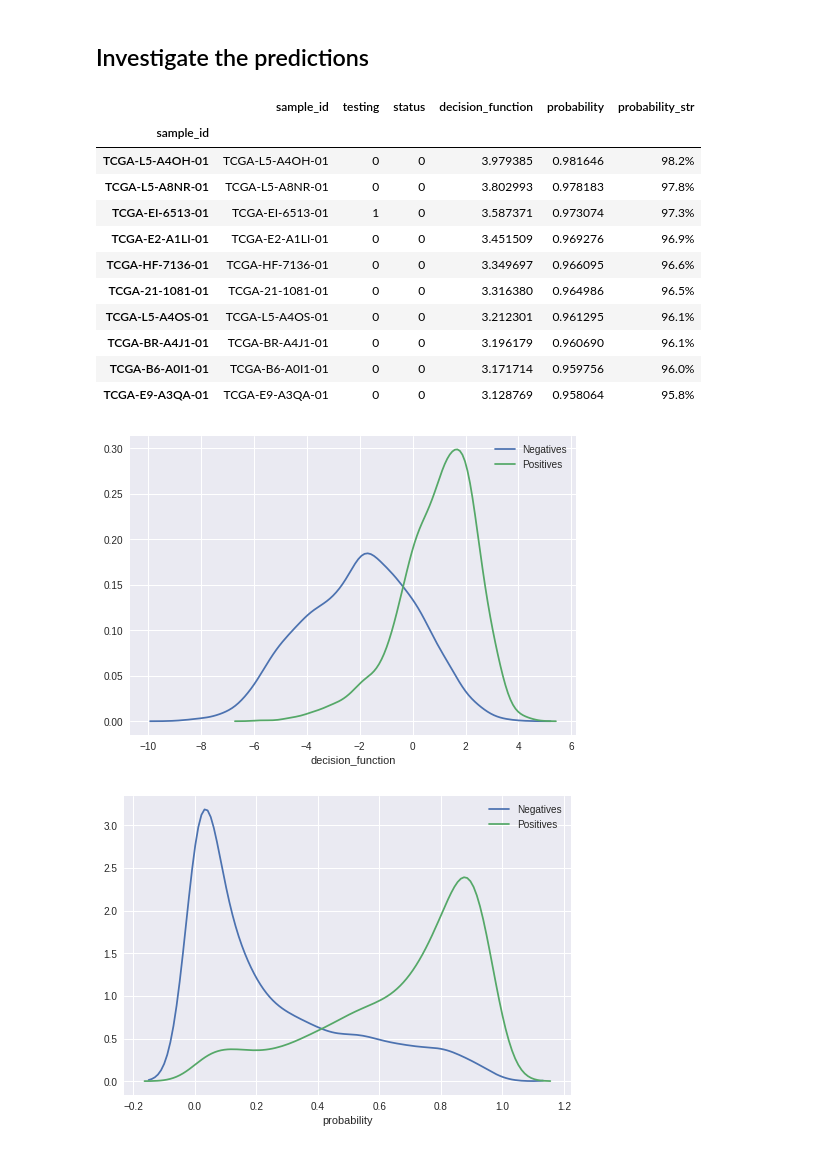
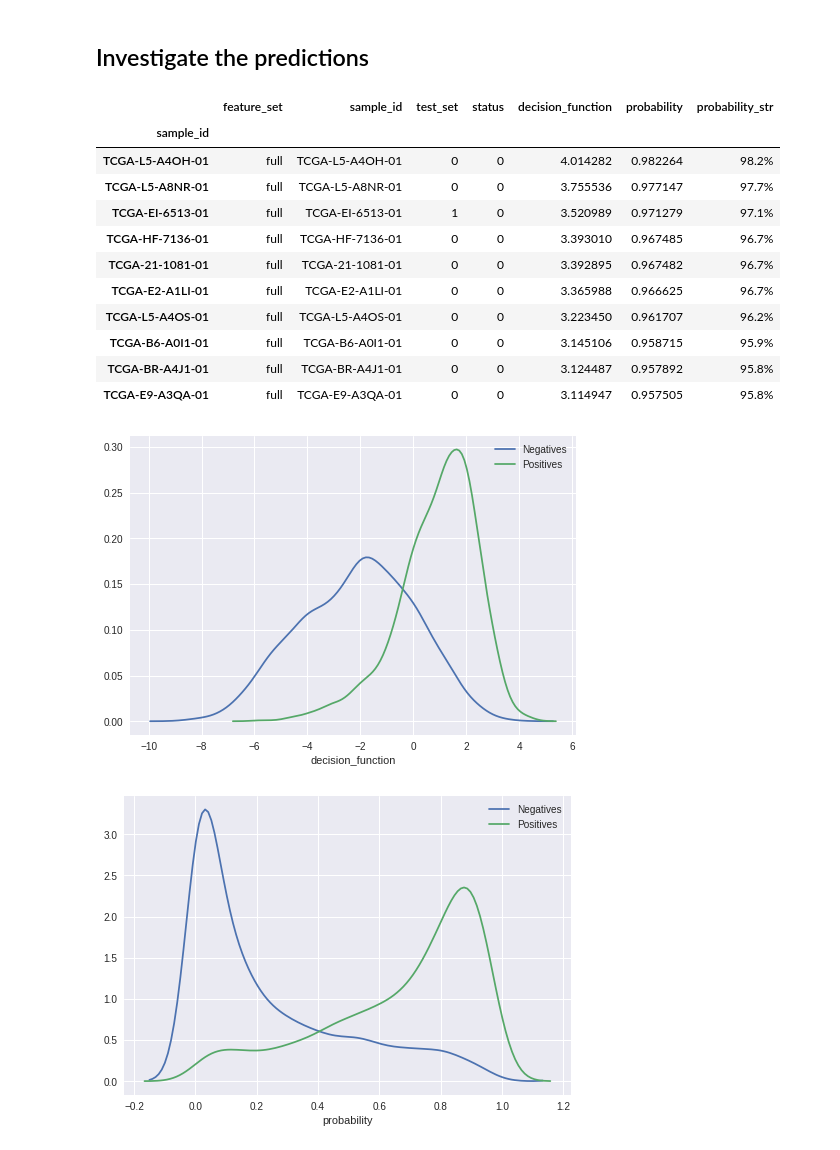
Before and after one commit to patrick-miller/machine-learning, a Jupyter notebook: 2.TCGA-MLexample-covariates.ipynb, the cells around one changed output. Cells and saved outputs as stored; diff of their text form; code cells hidden in the pictures.

Commit message:
Address @rdvelazquez comments and rework prediction dataframe

```diff
--- a/2.TCGA-MLexample-covariates.ipynb
+++ b/2.TCGA-MLexample-covariates.ipynb
@@ -332,43 +330,50 @@ model_coef_df.head(10)
 # %% [markdown]
 ## Investigate the predictions
 # %%
-model = 'full'
-
-predict_df = pd.DataFrame.from_items([
-    ('sample_id', X.index),
-    ('testing', X.index.isin(X_test.index).astype(int)),
-    ('status', y),
-    ('decision_function', final_pipelines[model].decision_function(X)),
-    ('probability', final_pipelines[model].predict_proba(X)[:, 1])
-])
+predict_df = pd.DataFrame()
+for model, pipeline in final_pipelines.items():
+    df = pd.DataFrame.from_items([
+        ('feature_set', model),
+        ('sample_id', X.index),
+        ('test_set', X.index.isin(X_test.index).astype(int)),
+        ('status', y),
+        ('decision_function', pipeline.decision_function(X)),
+        ('probability', pipeline.predict_proba(X)[:, 1])
+    ])
+    predict_df = predict_df.append(df)
 
 predict_df['probability_str'] = predict_df['probability'].apply('{:.1%}'.format)
 # %%
 # Top predictions amongst negatives (potential hidden responders)
-predict_df.sort_values('decision_function', ascending=False).query("status == 0").head(10)
+model = 'full'
+predict_df.sort_values('decision_function', ascending=False).\
+    query("status == 0 & feature_set == '{0}'".format(model)).head(10)
 # %% [output]
-|  | sample_id | testing | status | decision_function | probability | probability_str |
-| sample_id |  |  |  |  |  |  |
-| TCGA-L5-A4OH-01 | TCGA-L5-A4OH-01 | 0 | 0 | 3.979385 | 0.981646 | 98.2% |
-| TCGA-L5-A8NR-01 | TCGA-L5-A8NR-01 | 0 | 0 | 3.802993 | 0.978183 | 97.8% |
-| TCGA-EI-6513-01 | TCGA-EI-6513-01 | 1 | 0 | 3.587371 | 0.973074 | 97.3% |
-| TCGA-E2-A1LI-01 | TCGA-E2-A1LI-01 | 0 | 0 | 3.451509 | 0.969276 | 96.9% |
-| TCGA-HF-7136-01 | TCGA-HF-7136-01 | 0 | 0 | 3.349697 | 0.966095 | 96.6% |
-| TCGA-21-1081-01 | TCGA-21-1081-01 | 0 | 0 | 3.316380 | 0.964986 | 96.5% |
-| TCGA-L5-A4OS-01 | TCGA-L5-A4OS-01 | 0 | 0 | 3.212301 | 0.961295 | 96.1% |
-| TCGA-BR-A4J1-01 | TCGA-BR-A4J1-01 | 0 | 0 | 3.196179 | 0.960690 | 96.1% |
-| TCGA-B6-A0I1-01 | TCGA-B6-A0I1-01 | 0 | 0 | 3.171714 | 0.959756 | 96.0% |
-| TCGA-E9-A3QA-01 | TCGA-E9-A3QA-01 | 0 | 0 | 3.128769 | 0.958064 | 95.8% |
+|  | feature_set | sample_id | test_set | status | decision_function | probability | probability_str |
+| sample_id |  |  |  |  |  |  |  |
+| TCGA-L5-A4OH-01 | full | TCGA-L5-A4OH-01 | 0 | 0 | 4.014282 | 0.982264 | 98.2% |
+| TCGA-L5-A8NR-01 | full | TCGA-L5-A8NR-01 | 0 | 0 | 3.755536 | 0.977147 | 97.7% |
+| TCGA-EI-6513-01 | full | TCGA-EI-6513-01 | 1 | 0 | 3.520989 | 0.971279 | 97.1% |
+| TCGA-HF-7136-01 | full | TCGA-HF-7136-01 | 0 | 0 | 3.393010 | 0.967485 | 96.7% |
+| TCGA-21-1081-01 | full | TCGA-21-1081-01 | 0 | 0 | 3.392895 | 0.967482 | 96.7% |
+| TCGA-E2-A1LI-01 | full | TCGA-E2-A1LI-01 | 0 | 0 | 3.365988 | 0.966625 | 96.7% |
+| TCGA-L5-A4OS-01 | full | TCGA-L5-A4OS-01 | 0 | 0 | 3.223450 | 0.961707 | 96.2% |
+| TCGA-B6-A0I1-01 | full | TCGA-B6-A0I1-01 | 0 | 0 | 3.145106 | 0.958715 | 95.9% |
+| TCGA-BR-A4J1-01 | full | TCGA-BR-A4J1-01 | 0 | 0 | 3.124487 | 0.957892 | 95.8% |
+| TCGA-E9-A3QA-01 | full | TCGA-E9-A3QA-01 | 0 | 0 | 3.114947 | 0.957505 | 95.8% |
 # %%
 # Ignore numpy warning caused by seaborn
 warnings.filterwarnings('ignore', 'using a non-integer number instead of an integer')
 
-ax = sns.distplot(predict_df.query("status == 0").decision_function, hist=False, label='Negatives')
-ax = sns.distplot(predict_df.query("status == 1").decision_function, hist=False, label='Positives')
+model = 'full'
+model_predict_df = predict_df[predict_df['feature_set'] == model]
+
+ax = sns.distplot(model_predict_df.query("status == 0").decision_function, hist=False, label='Negatives')
+ax = sns.distplot(model_predict_df.query("status == 1").decision_function, hist=False, label='Positives')
 # %% [output]
-[figure, old version]
+[figure, new version]
 # %%
-ax = sns.distplot(predict_df.query("status == 0").probability, hist=False, label='Negatives')
-ax = sns.distplot(predict_df.query("status == 1").probability, hist=False, label='Positives')
+ax = sns.distplot(model_predict_df.query("status == 0").probability, hist=False, label='Negatives')
+ax = sns.distplot(model_predict_df.query("status == 1").probability, hist=False, label='Positives')
 # %% [output]
-[figure, old version]
+[figure, new version]
```
Also changed, not shown: parts of 12 cells of this notebook, 1 other file.
